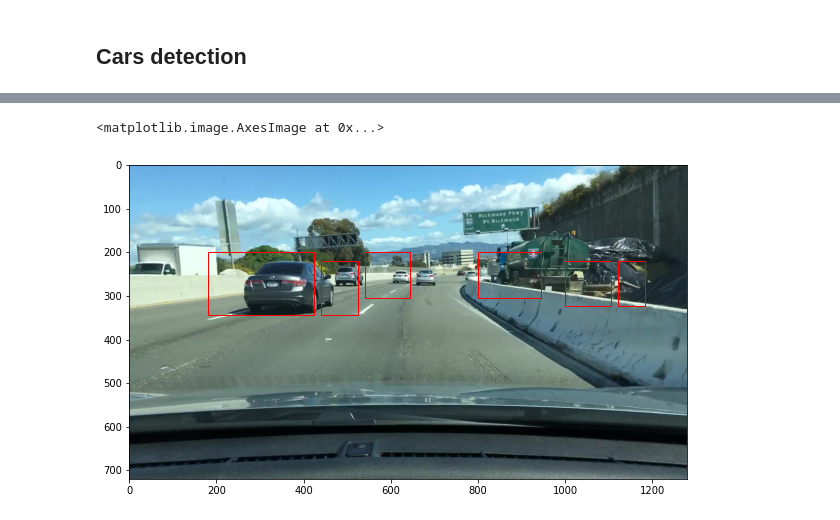
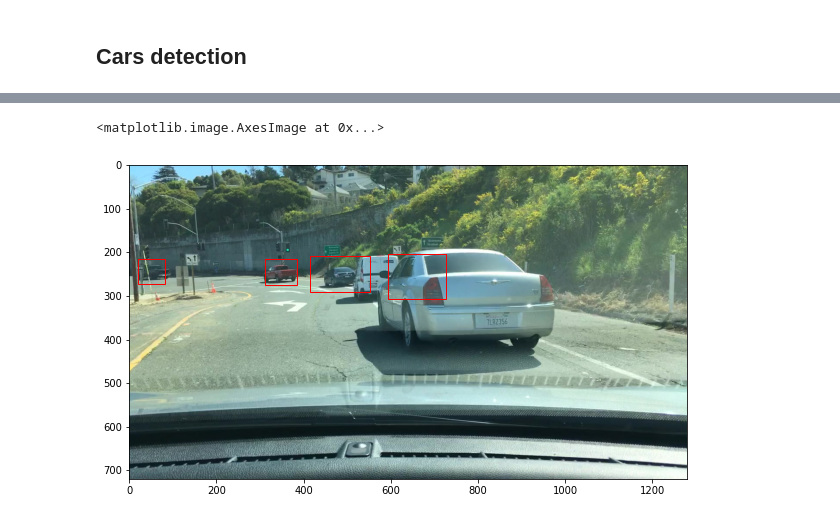
Before and after one commit to timrio/cars_detection, a Jupyter notebook: run_model sift.ipynb, the cells around one changed output, grey strips where cells are left out. Saved outputs shown, nothing was run; the diff lists cells and outputs as text; code cells hidden in the pictures.

```diff
--- a/run_model sift.ipynb
+++ b/run_model sift.ipynb
@@ -162,2 +251,12 @@ accuracy: 0.844985298921921
+# %%
+false_positives = generate_hard_negative_examples(img, clf, scaler, ystart_ystop_scale,df_ground_truth.sample(50), vocab)
+# %%
+X_train = np.concatenate((X_train,false_positives))
+y_train = np.concatenate((y_train,[0 for i in range(len(false_positives))]))
+
+clf.fit(X_train, y_train)
+y_pred = clf.predict(X_test)
+acc = accuracy_score(y_test, y_pred)
+print(f"accuracy: {acc}")
 # %% [markdown]
 ## Cars detection
@@ -293,3 +330,16 @@ def non_max_suppression(boxes, overlapThresh = 0.4):
+# %%
+def final_filering(new_boxes, img):
+    gray = cv2.cvtColor(img,cv2.COLOR_BGR2GRAY)
+    ret, thresh = cv2.threshold(gray,0,255,cv2.THRESH_BINARY_INV+cv2.THRESH_OTSU)
+
+    final_boxes = []
+    for box in new_boxes:
+        crop = thresh[box[1]:box[1]+box[3], box[0]:box[0]+box[2]]
+
+        diff = np.abs(np.sum(crop>0)-np.sum(crop==0))
+        if diff < 0.75*(crop.shape[0]*crop.shape[1]):
+            final_boxes.append(box)
+    return(final_boxes)
 # %%
 def bounding_boxes_to_mask(bounding_boxes, H, W):
 
@@ -367,18 +412,26 @@ plt.imshow(img)
 # %%
-ystart_ystop_scale = [(200, 500,1), (200, 500, 1.5), (200, 500, 3)]
+images_list = os.listdir('test/')
+orginal = imread('./test/'+images_list[150])
+img = cv2.bilateralFilter(orginal, 30, 75, 75)
+
+
+ystart_ystop_scale = [(200, 500, 0.8),(200, 500,1), (200, 500,1.5)]
 bbox_detection_list, pred_array = find_cars(img, clf, scaler, ystart_ystop_scale, vocab)
 # %%
-new_boxes = box_otsu(pred_array)
-new_boxes = non_max_suppression(np.array(new_boxes), 0.8)
+new_boxes = box_otsu(pred_array>20)
+new_boxes = final_filering(new_boxes, img)
+
+new_boxes = non_max_suppression(np.array(new_boxes),1)
+
 
 fig, ax = plt.subplots(figsize=(10, 8))
 
 for x, y, dx, dy in new_boxes:
 
     rect = patches.Rectangle((x, y), dx, dy, edgecolor='r', facecolor='none')
     ax.add_patch(rect)
 
-ax.imshow(img)
+ax.imshow(orginal)
 # %% [output]
 <matplotlib.image.AxesImage at 0x...>
-[figure, old version]
+[figure, new version]
```
Also changed, not shown: parts of 15 cells of this notebook, 2 other files.
